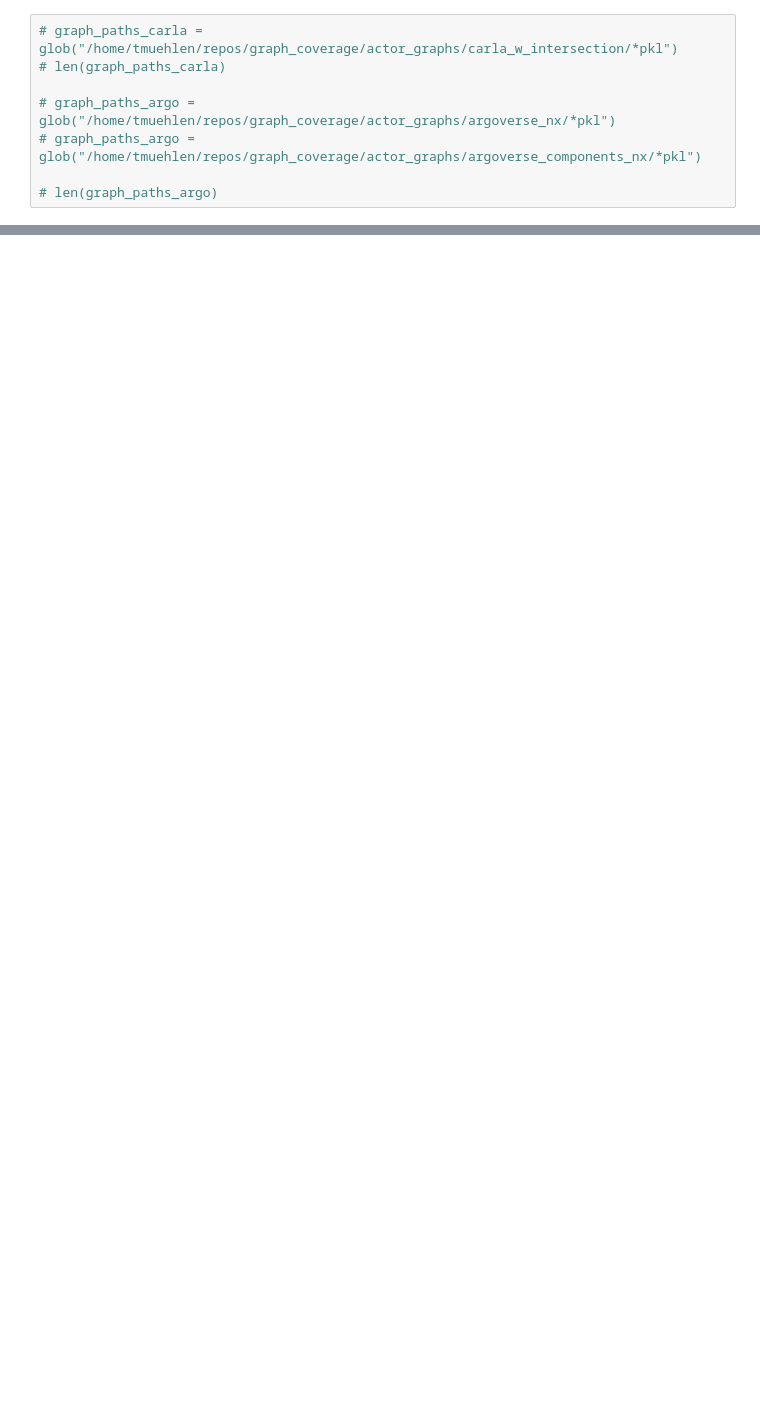
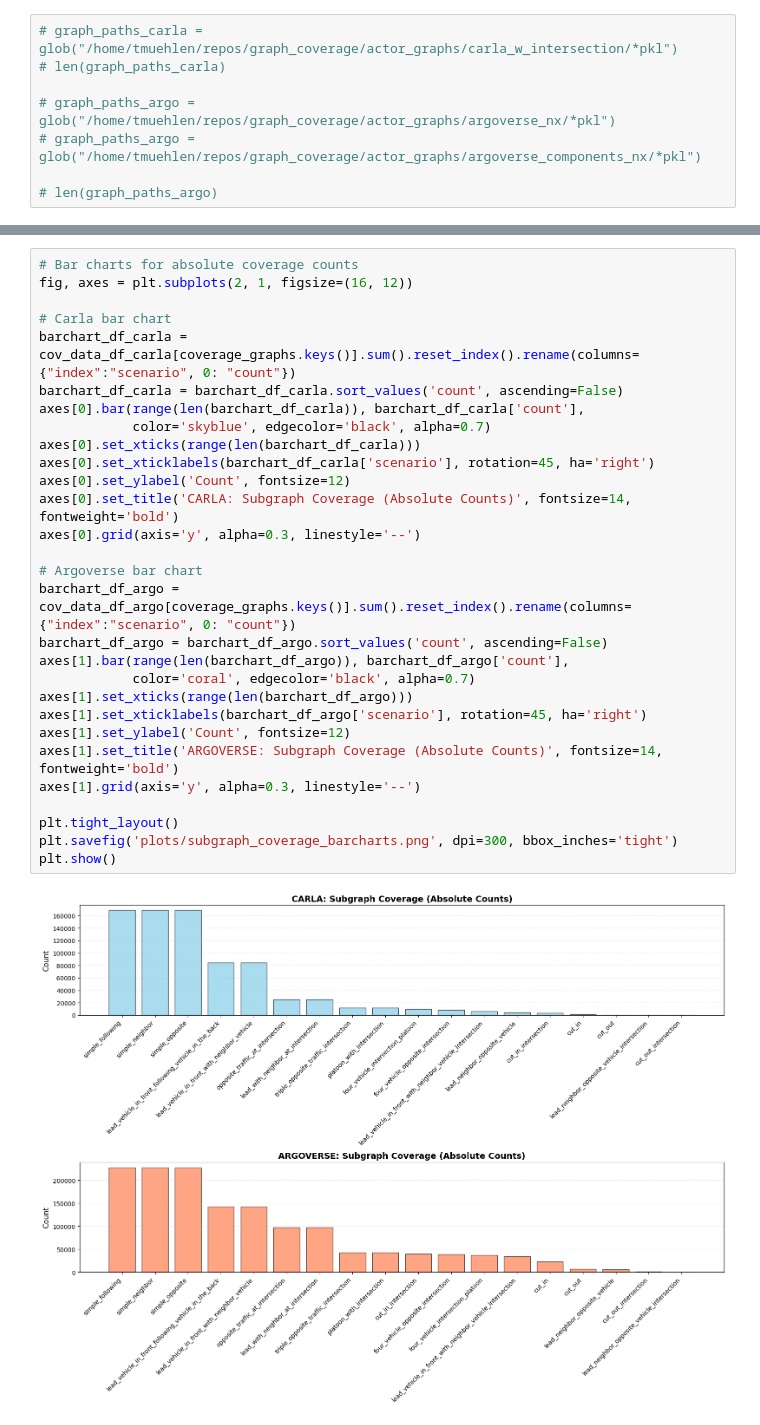
Before and after one commit to tmuehlen80/graph_coverage, a Jupyter notebook: Notebooks/carla/subgraph_isomorphism.ipynb, the cells around one changed output, grey strips where cells are left out. Saved outputs shown, nothing was run; the diff lists cells and outputs as text; blank space fills up the shorter version.

```diff
--- a/Notebooks/carla/subgraph_isomorphism.ipynb
+++ b/Notebooks/carla/subgraph_isomorphism.ipynb
@@ -395,0 +348,31 @@ plt.show()
+# %%
+# Bar charts for absolute coverage counts
+fig, axes = plt.subplots(2, 1, figsize=(16, 12))
+
+# Carla bar chart
+barchart_df_carla = cov_data_df_carla[coverage_graphs.keys()].sum().reset_index().rename(columns={"index":"scenario", 0: "count"})
+barchart_df_carla = barchart_df_carla.sort_values('count', ascending=False)
+axes[0].bar(range(len(barchart_df_carla)), barchart_df_carla['count'],
+            color='skyblue', edgecolor='black', alpha=0.7)
+axes[0].set_xticks(range(len(barchart_df_carla)))
+axes[0].set_xticklabels(barchart_df_carla['scenario'], rotation=45, ha='right')
+axes[0].set_ylabel('Count', fontsize=12)
+axes[0].set_title('CARLA: Subgraph Coverage (Absolute Counts)', fontsize=14, fontweight='bold')
+axes[0].grid(axis='y', alpha=0.3, linestyle='--')
+
+# Argoverse bar chart
+barchart_df_argo = cov_data_df_argo[coverage_graphs.keys()].sum().reset_index().rename(columns={"index":"scenario", 0: "count"})
+barchart_df_argo = barchart_df_argo.sort_values('count', ascending=False)
+axes[1].bar(range(len(barchart_df_argo)), barchart_df_argo['count'],
+            color='coral', edgecolor='black', alpha=0.7)
+axes[1].set_xticks(range(len(barchart_df_argo)))
+axes[1].set_xticklabels(barchart_df_argo['scenario'], rotation=45, ha='right')
+axes[1].set_ylabel('Count', fontsize=12)
+axes[1].set_title('ARGOVERSE: Subgraph Coverage (Absolute Counts)', fontsize=14, fontweight='bold')
+axes[1].grid(axis='y', alpha=0.3, linestyle='--')
+
+plt.tight_layout()
+plt.savefig('plots/subgraph_coverage_barcharts.png', dpi=300, bbox_inches='tight')
+plt.show()
+# %% [output]
+[figure, added]
```
Also changed, not shown: parts of 44 cells of this notebook, 4 other files.
